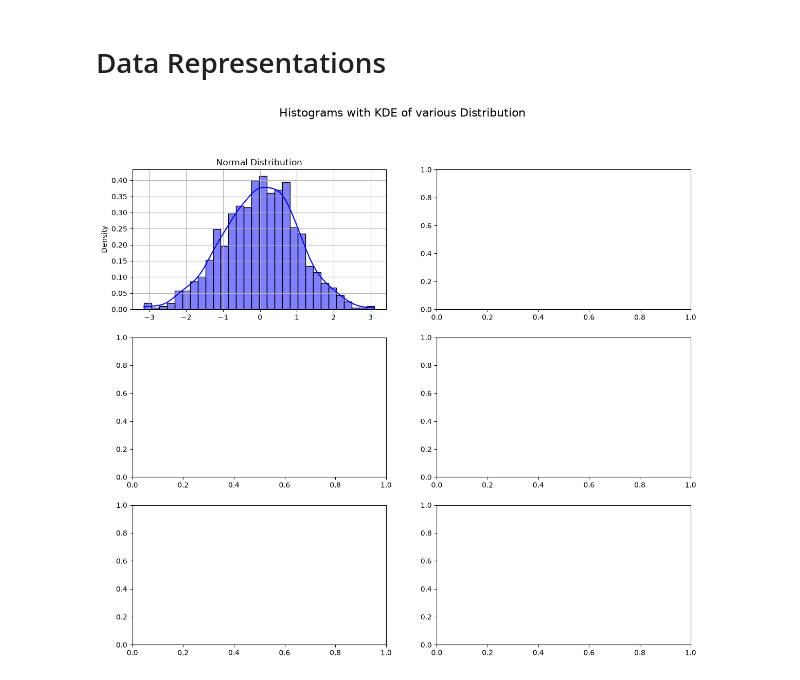
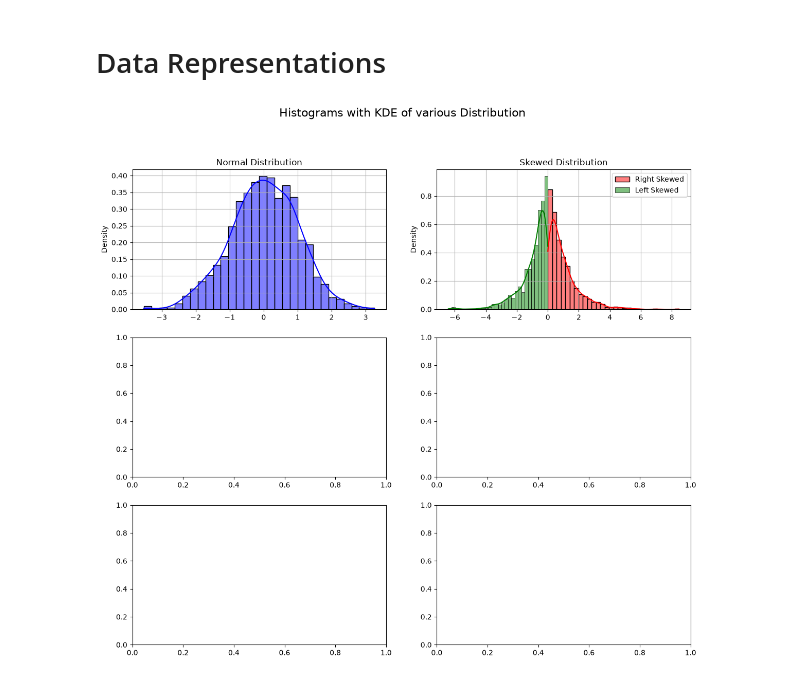
Before and after one commit to ays19/AI-with-Python, a Jupyter notebook: Statistics/mean.ipynb, the cells around one changed output. Saved outputs shown, nothing was run; the diff lists cells and outputs as text; code cells hidden in the pictures.

Commit message:
Add right and left skewed distribution histograms with KDE

```diff
--- a/Statistics/mean.ipynb
+++ b/Statistics/mean.ipynb
@@ -313,16 +313,28 @@ Population Standard Deviation: 16.19397721250662
 # %%
 import numpy as np
 import matplotlib.pyplot as plt
 import seaborn as sns
 
 # create a figure and axes
 fig, axs = plt.subplots(3,2, figsize=(14, 12))
 fig.suptitle("Histograms with KDE of various Distribution", fontsize =16)
 
 # Normal Distribution (Gaussian Distribution)
 data_normal = np.random.normal(loc=0, scale=1, size=1000) # Mean =0, Std dev=1
 sns.histplot(data_normal, kde=True, ax=axs[0, 0], color='blue', stat='density', bins=30)
 axs[0, 0].set_title('Normal Distribution')
 axs[0, 0].grid(True)
+
+# Skewed Distribution
+data_right_skewed = np.random.exponential(scale=1, size=1000) # Right Skewed
+data_left_skewed = -np.random.exponential(scale=1, size=1000) # left Skewed
+
+# Right Skewed Histogram
+sns.histplot(data_right_skewed, kde=True, ax=axs[0, 1], color='red', stat='density', bins=30, label='Right Skewed')
+# Right Skewed Histogram
+sns.histplot(data_left_skewed, kde=True, ax=axs[0,1], color='green', stat='density', bins=30, label='Left Skewed')
+axs[0, 1].set_title('Skewed Distribution')
+axs[0, 1].legend()
+axs[0, 1].grid(True)
 # %% [output]
-[figure, old version]
+[figure, new version]
```
